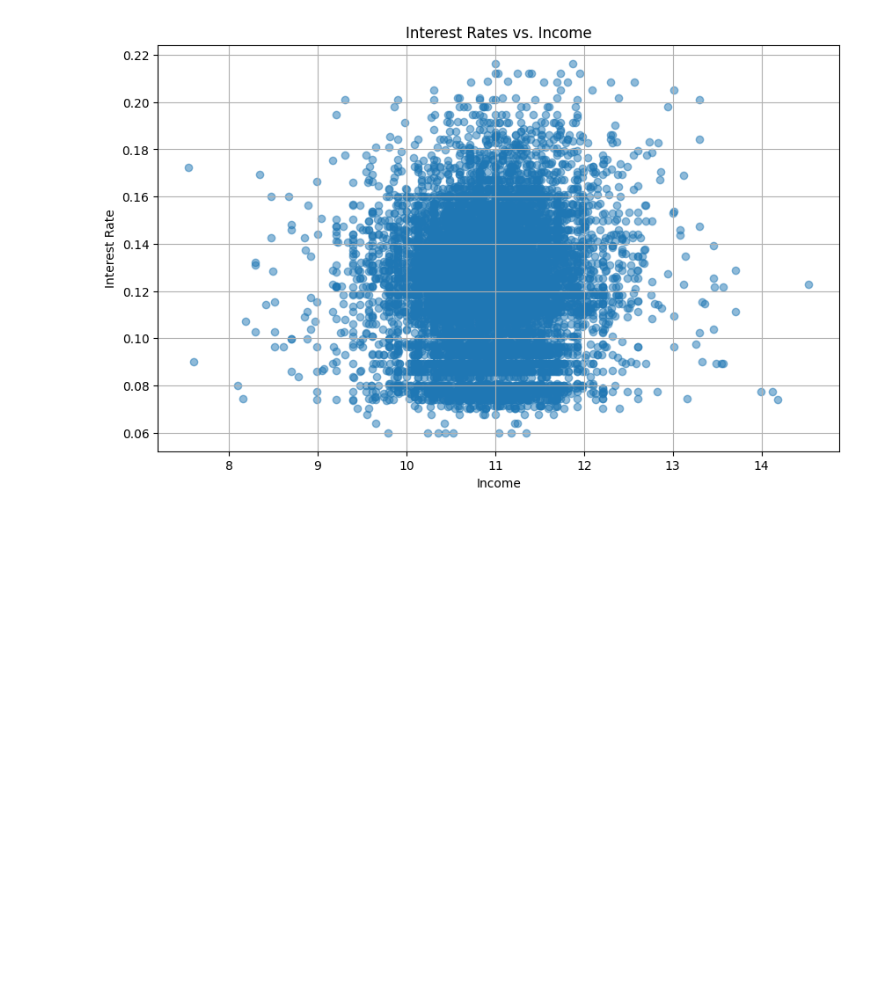
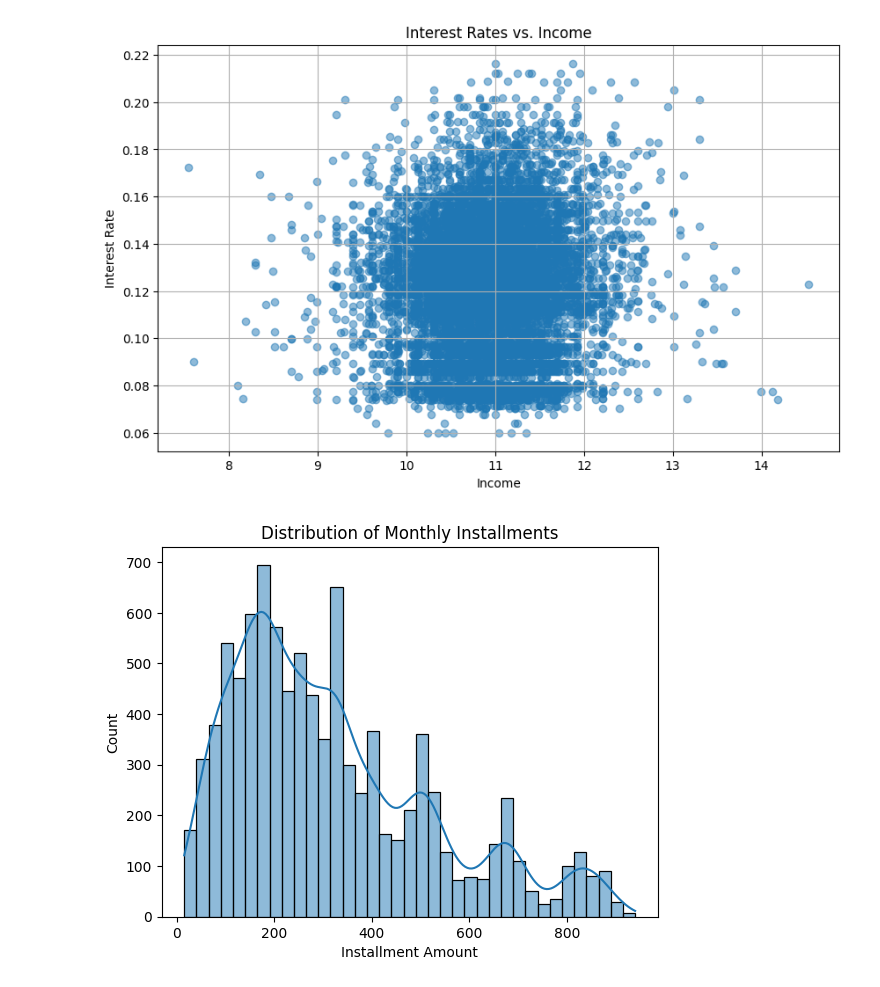
Before and after one commit to Ekawaka/PYTHON-DATA-ANALYSIS, a Jupyter notebook: pandascapstone.ipynb, the cells around one changed output. Saved outputs shown, nothing was run; the diff lists cells and outputs as text; code cells hidden in the pictures; blank space fills up the shorter version.

```diff
--- a/pandascapstone.ipynb
+++ b/pandascapstone.ipynb
@@ -417,0 +428,10 @@ plt.show()
+# %%
+# Visualize the Distribution of Monthly Installments:
+
+sns.histplot(data['installment'], kde=True)
+plt.title('Distribution of Monthly Installments')
+plt.xlabel('Installment Amount')
+plt.ylabel('Count')
+plt.show()
+# %% [output]
+[figure, added]
```
Also changed, not shown: parts of 46 cells of this notebook.
